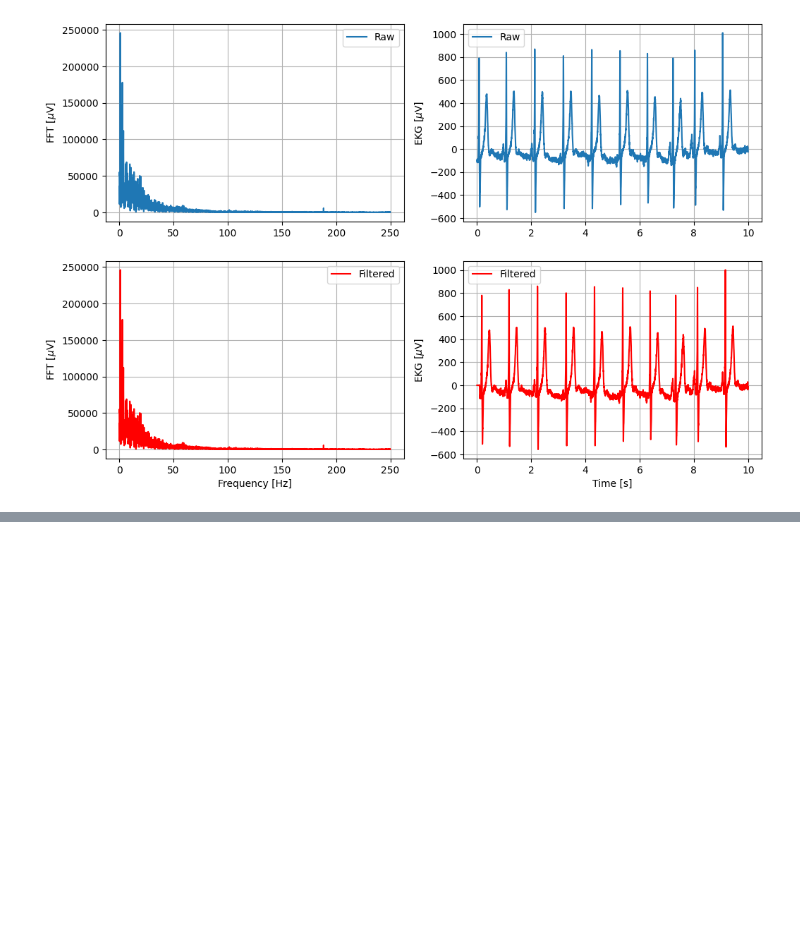
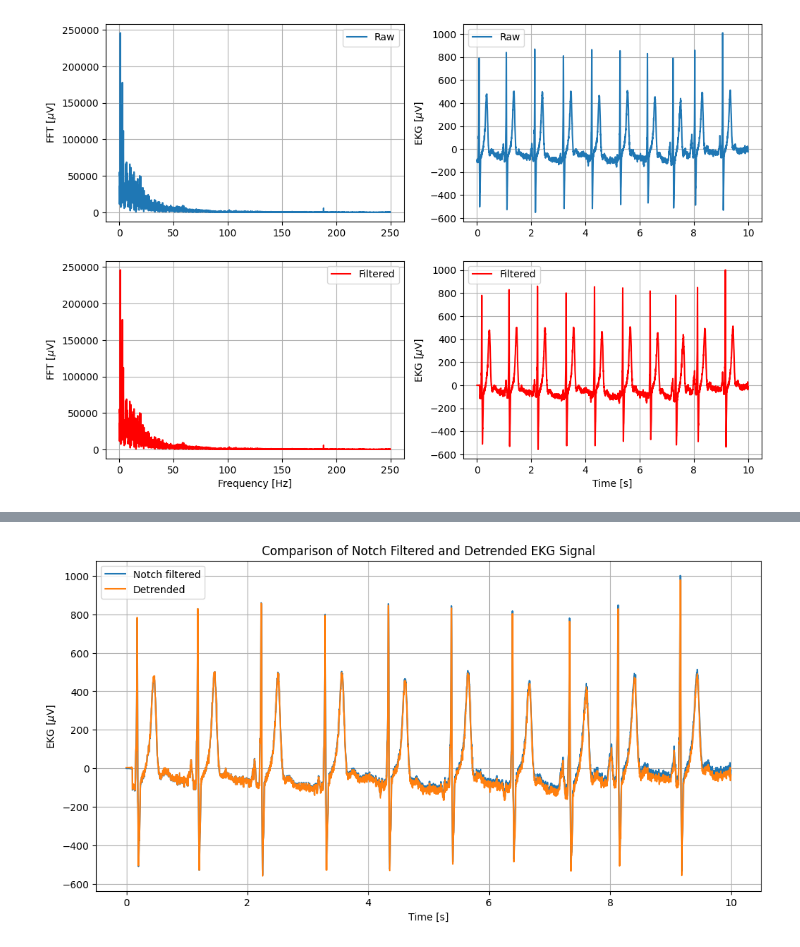
Before and after one commit to danielcomaduran/BMEN663, a Jupyter notebook: python-ekg/ekg-notebook.ipynb, the cells around one changed output, grey strips where cells are left out. Saved outputs shown, nothing was run; the diff lists cells and outputs as text; code cells hidden in the pictures; blank space fills up the shorter version.

```diff
--- a/python-ekg/ekg-notebook.ipynb
+++ b/python-ekg/ekg-notebook.ipynb
@@ -147,0 +151,16 @@ plt.show()
+# %%
+# Detrend the notch-filtered signal using scipy
+lead2_detrended = detrend(lead2_notch)
+
+# Plot notch-filtered and detrended signals
+plt.figure(figsize=(12, 6))
+plt.plot(time_plot, lead2_notch, label='Notch filtered')
+plt.plot(time_plot, lead2_detrended, label='Detrended')
+plt.xlabel('Time [s]')
+plt.ylabel('EKG [$\mu$V]')
+plt.title('Comparison of Notch Filtered and Detrended EKG Signal')
+plt.legend()
+plt.grid(True)
+plt.show()
+# %% [output]
+[figure, added]
```
Also changed, not shown: parts of 6 cells of this notebook.
